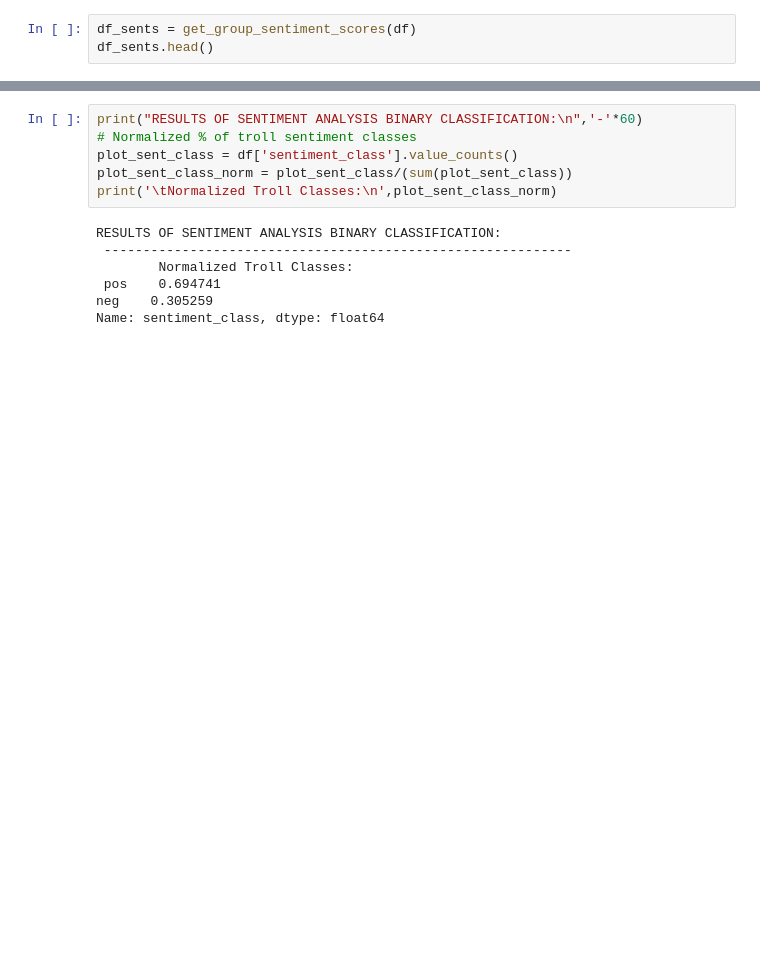
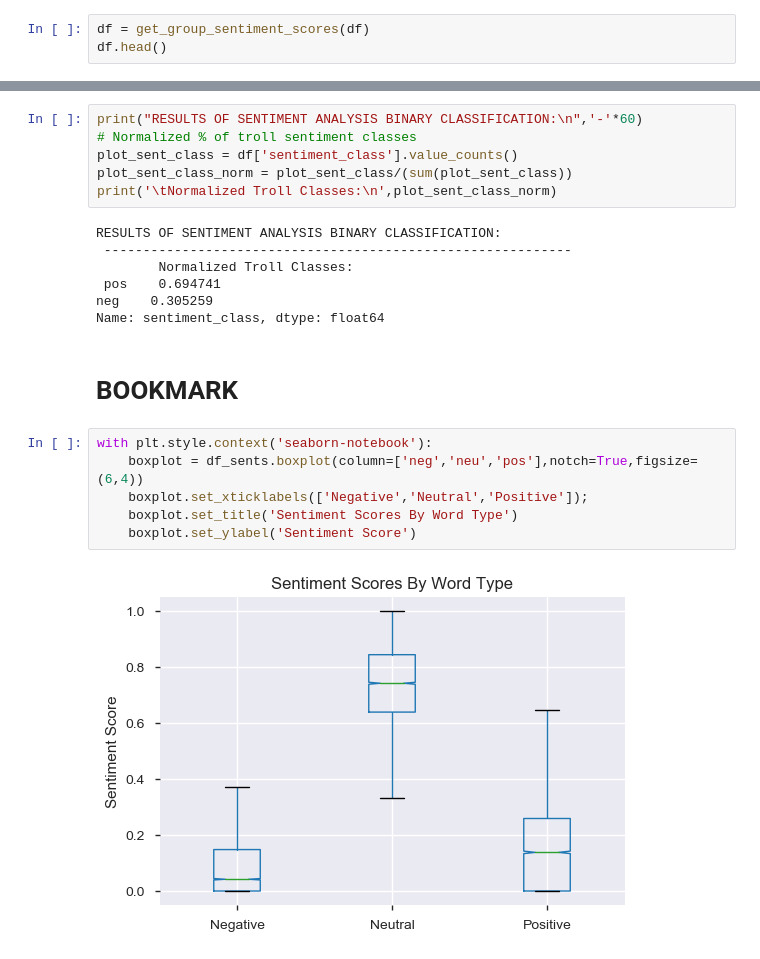
Before and after one commit to jirvingphd/dsc-5-capstone-project-online-ds-ft-021119, a Jupyter notebook: mod_5_final_project_wip.ipynb, the cells around one changed output, grey strips where cells are left out. Cells and saved outputs as stored; diff of their text form; blank space fills up the shorter version.

```diff
--- a/mod_5_final_project_wip.ipynb
+++ b/mod_5_final_project_wip.ipynb
@@ -468,8 +482,8 @@ def get_group_sentiment_scores(df, score_col='sentiment_scores'):
     df = pd.concat([df,series_neg,series_neu,series_pos],axis=1)
     return df
 # %%
-df_sents = get_group_sentiment_scores(df)
-df_sents.head()
+df = get_group_sentiment_scores(df)
+df.head()
 # %% [output]
 |  | source | content | date | retweet_count | favorite_count | is_retweet | id_str | case_ratio | ... |
 | 0 | Twitter for iPhone | Since Election Day 2016 Stocks up... | 2019-06-20 00:12:31 | 16742 | 64362 | False | 1141499029727121408 | 0.05495 | ... |
@@ -511,3 +505,13 @@ RESULTS OF SENTIMENT ANALYSIS BINARY CLASSIFICATION:
  pos    0.694741
 neg    0.305259
 Name: sentiment_class, dtype: float64
+# %% [markdown]
+# BOOKMARK
+# %%
+with plt.style.context('seaborn-notebook'):
+    boxplot = df_sents.boxplot(column=['neg','neu','pos'],notch=True,figsize=(6,4))
+    boxplot.set_xticklabels(['Negative','Neutral','Positive']);
+    boxplot.set_title('Sentiment Scores By Word Type')
+    boxplot.set_ylabel('Sentiment Score')
+# %% [output]
+[figure, added]
```
Also changed, not shown: parts of 11 cells of this notebook.
